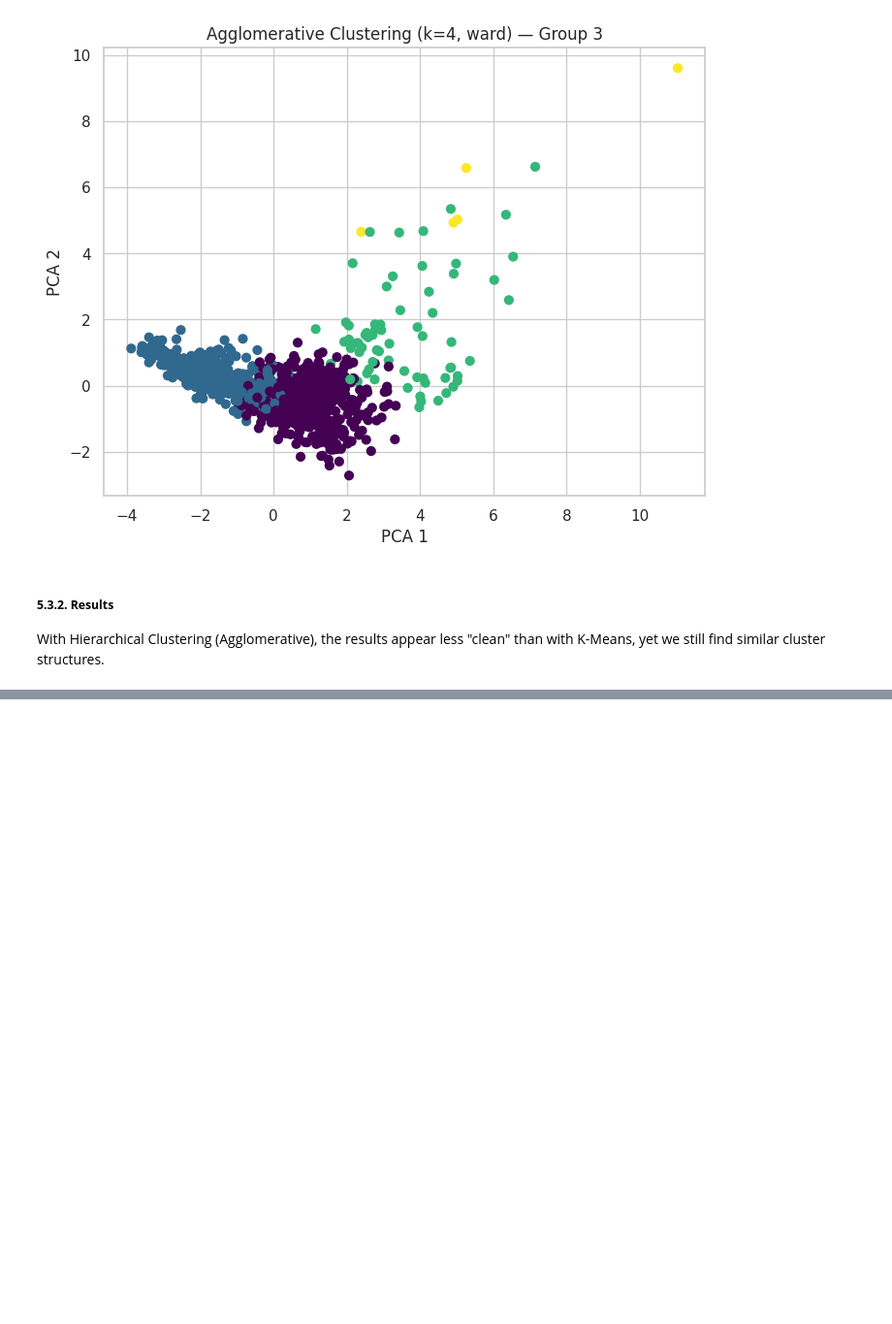
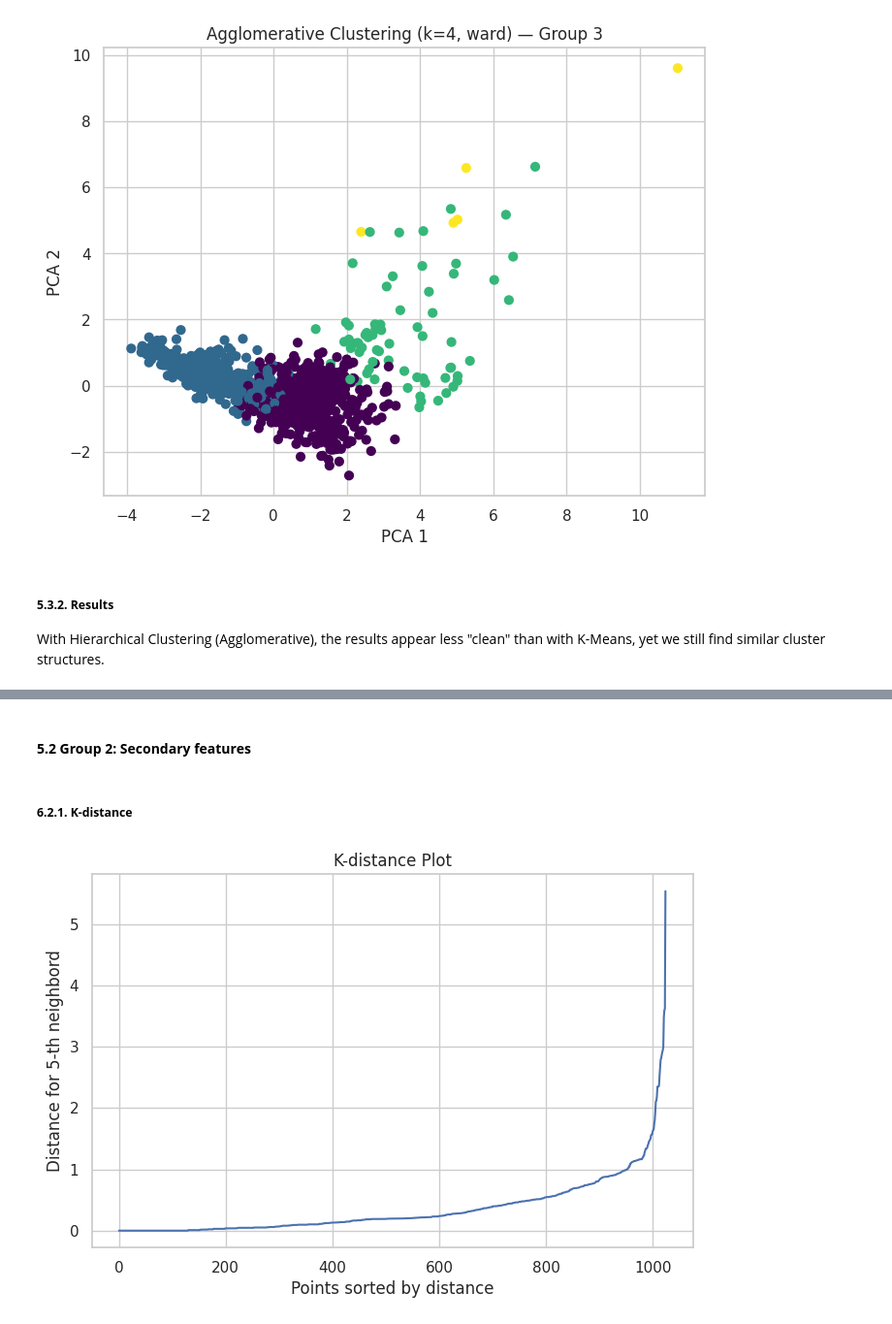
Before and after one commit to NathanaelLUCETTE/projet_ML, a Jupyter notebook: pokemon_clustering_project.ipynb, the cells around one changed output, grey strips where cells are left out. Shown at 97% size. Drawn from its saved outputs; the diff is of its cells as text; code cells hidden in the pictures; blank space fills up the shorter version.

```diff
--- a/pokemon_clustering_project.ipynb
+++ b/pokemon_clustering_project.ipynb
@@ -535,0 +606,8 @@ With Hierarchical Clustering (Agglomerative), the results appear less "clean" th
+# %% [markdown]
+#### **5.2 Group 2: Secondary features**
+# %% [markdown]
+##### **6.2.1. K-distance**
+# %%
+plot_k_distance(X_group2_scaled)
+# %% [output]
+[figure, added]
```
Also changed, not shown: parts of 18 cells of this notebook.
